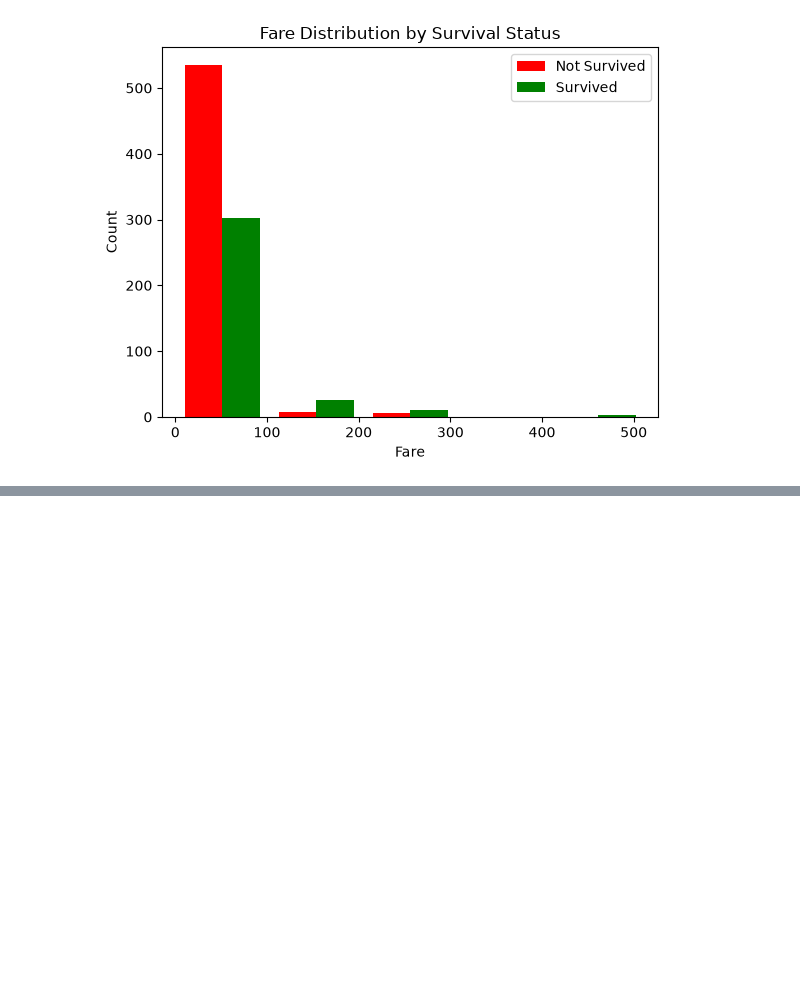
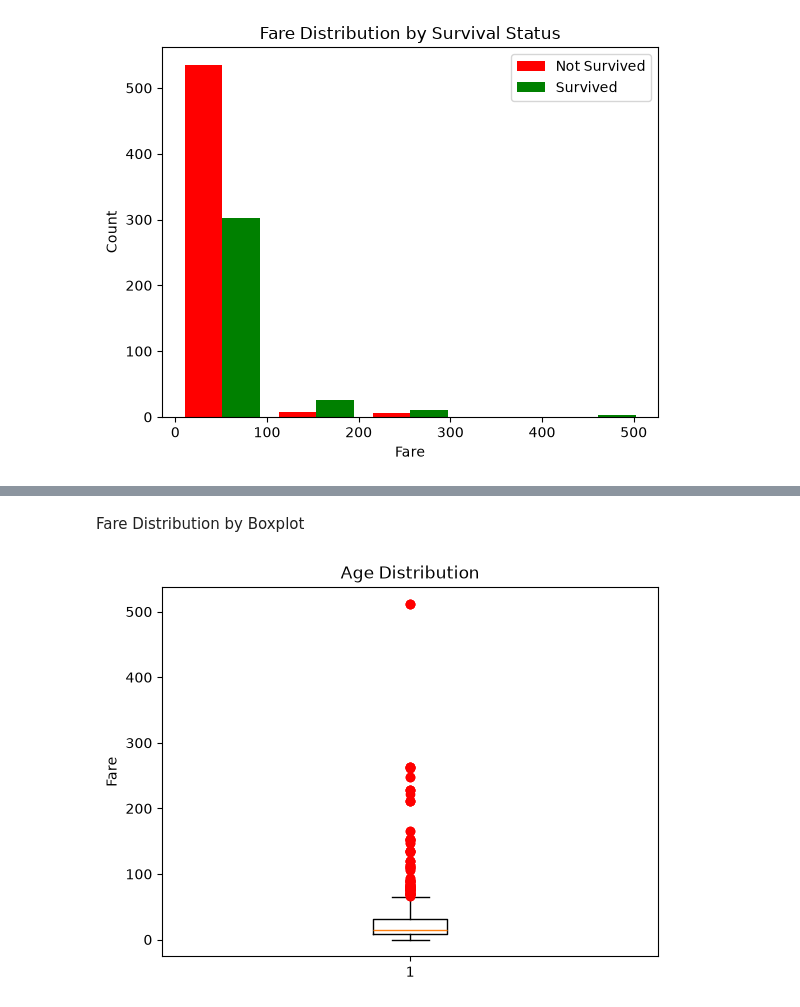
Before and after one commit to marandiohooman-star/Titanic-People-Data-Analysis, a Jupyter notebook: Titanic People Data Analysis.ipynb, the cells around one changed output, grey strips where cells are left out. Cells and saved outputs as stored; diff of their text form; code cells hidden in the pictures; blank space fills up the shorter version.

```diff
--- a/Titanic People Data Analysis.ipynb
+++ b/Titanic People Data Analysis.ipynb
@@ -393,0 +393,18 @@ max      NaN    11.000000
+# %% [markdown]
+Fare Distribution by Boxplot
+# %%
+Q1 = np.quantile(df["fare"].dropna() , 0.25)
+Q2 = np.quantile(df["fare"].dropna() , 0.5)
+Q3 = np.quantile(df["fare"].dropna(), 0.75)
+IRQ = Q3-Q1
+
+#outlier
+outlier_age = (df["fare"]<Q1-(IRQ*1.5)) | (df["fare"]>Q3+(IRQ*1.5))
+df[outlier_age]["fare"]
+
+plt.boxplot(df["fare"].dropna() ,  flierprops=dict(markerfacecolor="red", markeredgecolor="red"))
+plt.title("Age Distribution")
+plt.ylabel("Fare")
+plt.show()
+# %% [output]
+[figure, added]
```
Also changed, not shown: parts of 14 cells of this notebook.
